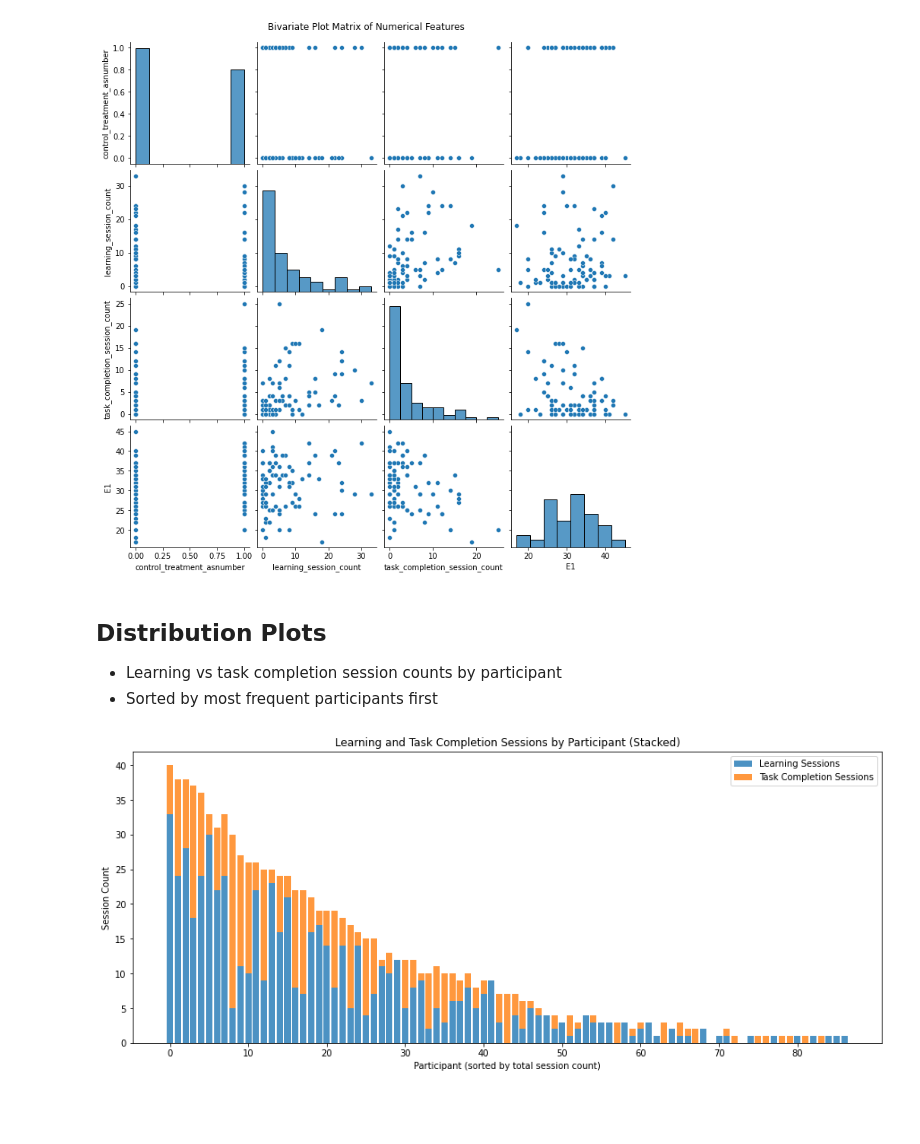
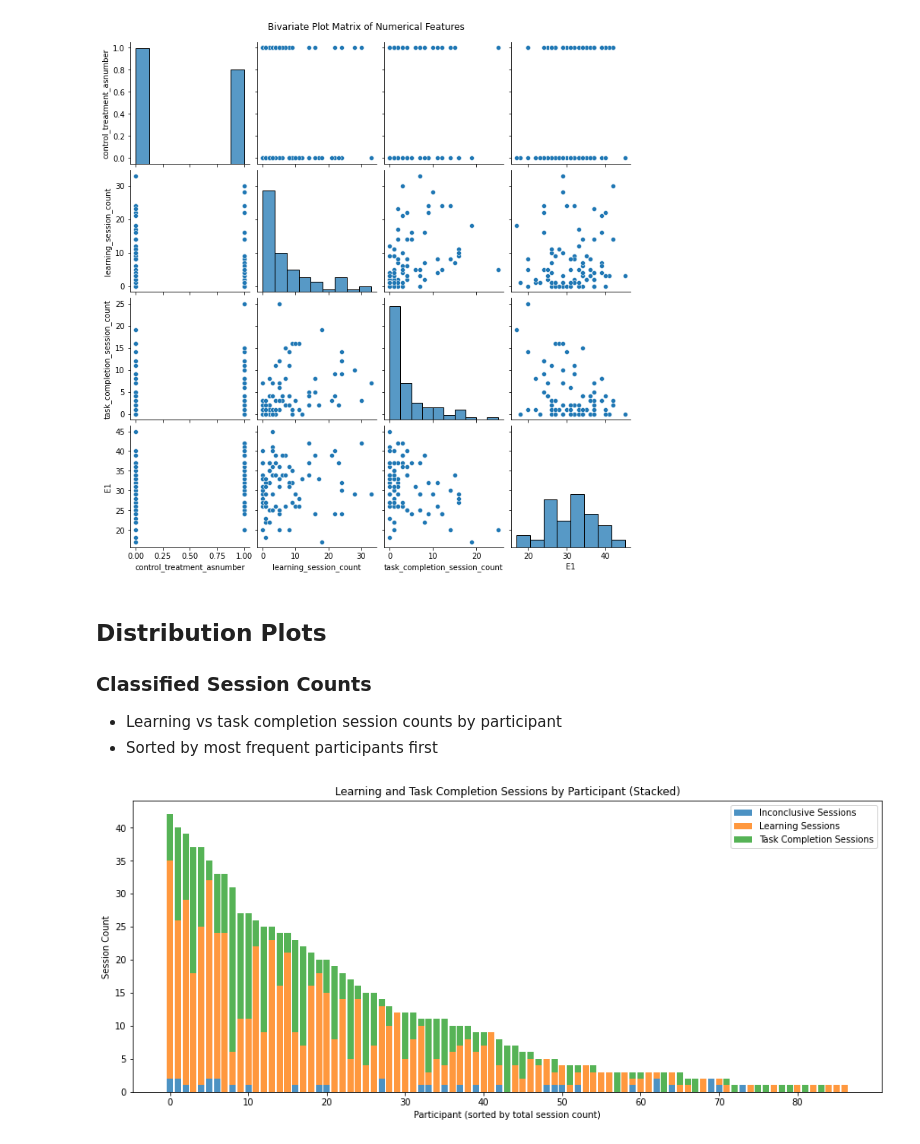
Before and after one commit to mafudge/dps-thesis, a Jupyter notebook: code/0.2-descriptive_statistics.ipynb, the cells around one changed output. Drawn from its saved outputs; the diff is of its cells as text; code cells hidden in the pictures; blank space fills up the shorter version.

```diff
--- a/code/0.2-descriptive_statistics.ipynb
+++ b/code/0.2-descriptive_statistics.ipynb
@@ -91,24 +106,36 @@ plt.show()
 # %% [markdown]
 ## Distribution Plots
 
+
+### Classified Session Counts
+
 - Learning vs task completion session counts by participant
 - Sorted by most frequent participants first
 # %%
 # Sort dataframe by total_session_count and create stacked bar plot
 df_sorted = df.sort_values('total_session_count', ascending=False)
 
 plt.figure(figsize=(15, 6))
+
+# First bar: inconclusive (bottom layer)
+plt.bar(range(len(df_sorted)), df_sorted['inconclusive_session_count'],
+        label='Inconclusive Sessions', alpha=0.8)
+
+# Second bar: learning (stacked on top of inconclusive)
 plt.bar(range(len(df_sorted)), df_sorted['learning_session_count'],
-    label='Learning Sessions', alpha=0.8)
+        bottom=df_sorted['inconclusive_session_count'],
+        label='Learning Sessions', alpha=0.8)
+
+# Third bar: task completion (stacked on top of inconclusive + learning)
 plt.bar(range(len(df_sorted)), df_sorted['task_completion_session_count'],
-    bottom=df_sorted['learning_session_count'],
-    label='Task Completion Sessions', alpha=0.8)
+        bottom=df_sorted['inconclusive_session_count'] + df_sorted['learning_session_count'],
+        label='Task Completion Sessions', alpha=0.8)
 
 plt.xlabel('Participant (sorted by total session count)')
 plt.ylabel('Session Count')
 plt.title('Learning and Task Completion Sessions by Participant (Stacked)')
 plt.legend()
 plt.xticks(range(0, len(df_sorted), 10))  # Show every 10th participant number for readability
 plt.show()
 # %% [output]
-[figure, old version]
+[figure, new version]
```
Also changed, not shown: parts of 10 cells of this notebook, 57 other files.
